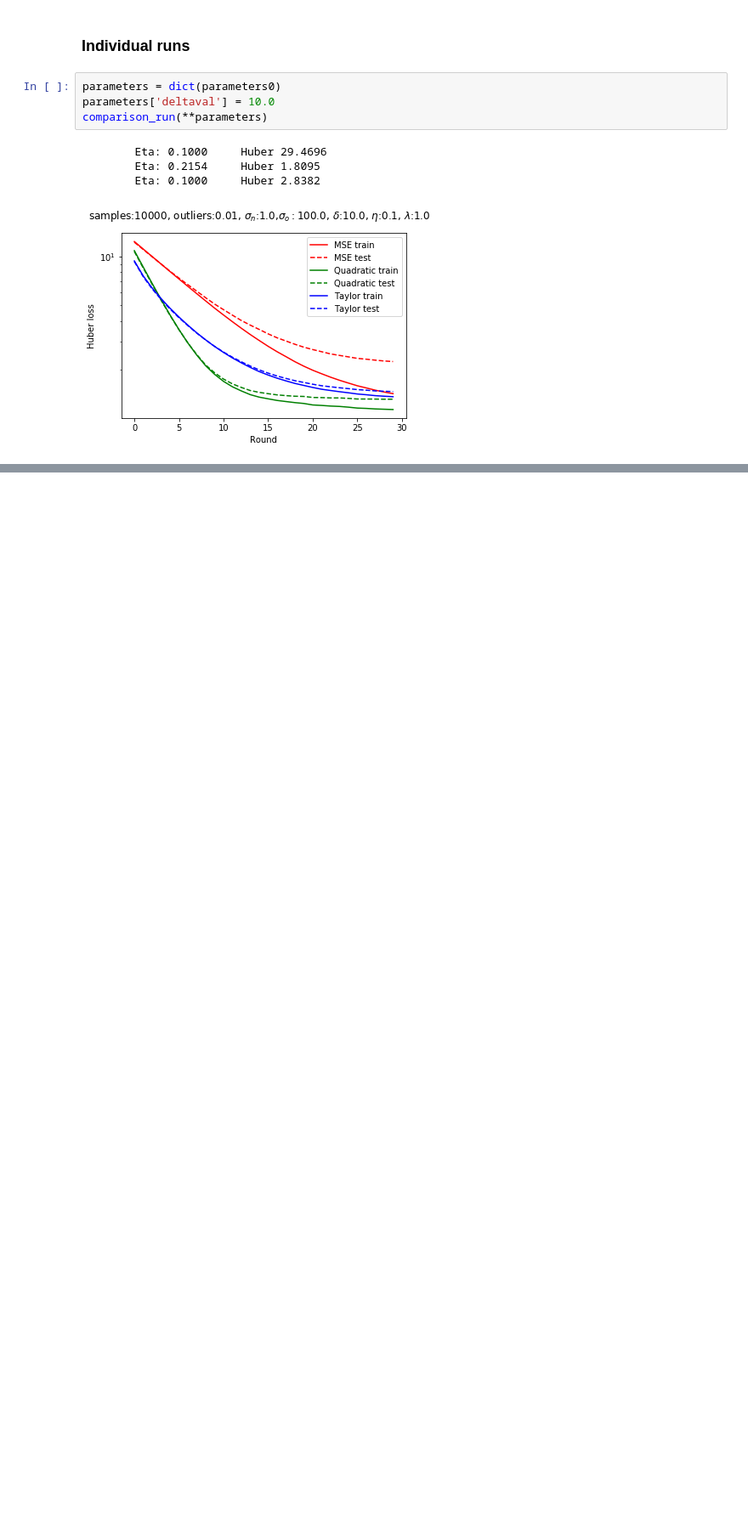
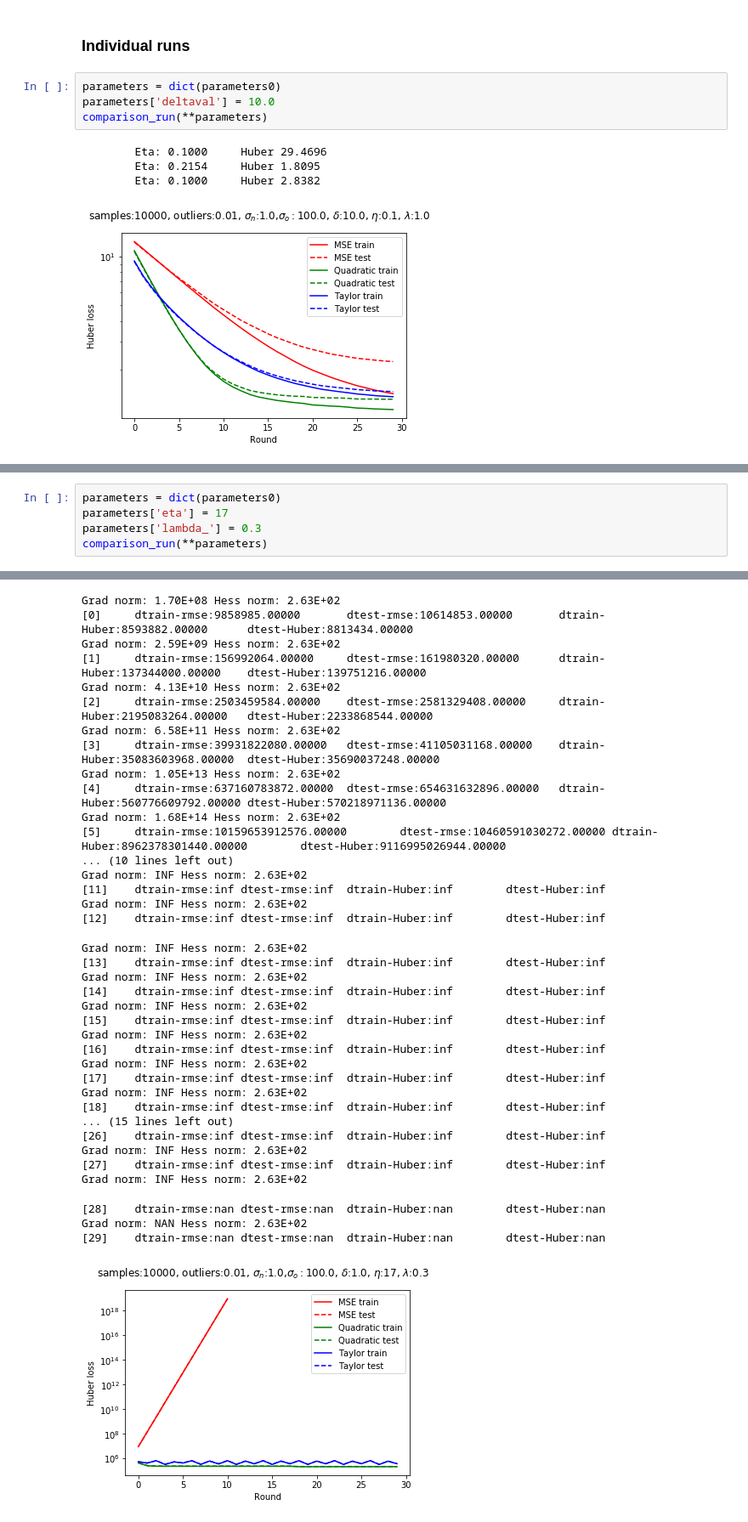
Before and after one commit to valeriy42/msle-approximations, a Jupyter notebook: huber.ipynb, the cells around one changed output, grey strips where cells are left out. Shown at 85% size. Drawn from its saved outputs; the diff is of its cells as text; blank space fills up the shorter version.

```diff
--- a/huber.ipynb
+++ b/huber.ipynb
@@ -455,0 +566,6 @@ array([0.001     , 0.00215443, 0.00464159, 0.01      , 0.02154435,
+# %%
+parameters = dict(parameters0)
+parameters['eta'] = 17
+parameters['lambda_'] = 0.3
+comparison_run(**parameters)
+# %% [output]
@@ -455,0 +609,38 @@ array([0.001     , 0.00215443, 0.00464159, 0.01      , 0.02154435,
+Grad norm: 1.70E+08 Hess norm: 2.63E+02
+[0]     dtrain-rmse:9858985.00000       dtest-rmse:10614853.00000       dtrain-Huber:8593882.00000      dtest-Huber:8813434.00000
+Grad norm: 2.59E+09 Hess norm: 2.63E+02
+[1]     dtrain-rmse:156992064.00000     dtest-rmse:161980320.00000      dtrain-Huber:137344000.00000    dtest-Huber:139751216.00000
+Grad norm: 4.13E+10 Hess norm: 2.63E+02
+[2]     dtrain-rmse:2503459584.00000    dtest-rmse:2581329408.00000     dtrain-Huber:2195083264.00000   dtest-Huber:2233868544.00000
+Grad norm: 6.58E+11 Hess norm: 2.63E+02
+[3]     dtrain-rmse:39931822080.00000   dtest-rmse:41105031168.00000    dtrain-Huber:35083603968.00000  dtest-Huber:35690037248.00000
+Grad norm: 1.05E+13 Hess norm: 2.63E+02
+[4]     dtrain-rmse:637160783872.00000  dtest-rmse:654631632896.00000   dtrain-Huber:560776609792.00000 dtest-Huber:570218971136.00000
+Grad norm: 1.68E+14 Hess norm: 2.63E+02
+[5]     dtrain-rmse:10159653912576.00000        dtest-rmse:10460591030272.00000 dtrain-Huber:8962378301440.00000        dtest-Huber:9116995026944.00000
+... (10 lines left out)
+Grad norm: INF Hess norm: 2.63E+02
+[11]    dtrain-rmse:inf dtest-rmse:inf  dtrain-Huber:inf        dtest-Huber:inf
+Grad norm: INF Hess norm: 2.63E+02
+[12]    dtrain-rmse:inf dtest-rmse:inf  dtrain-Huber:inf        dtest-Huber:inf
+Grad norm: INF Hess norm: 2.63E+02
+[13]    dtrain-rmse:inf dtest-rmse:inf  dtrain-Huber:inf        dtest-Huber:inf
+Grad norm: INF Hess norm: 2.63E+02
+[14]    dtrain-rmse:inf dtest-rmse:inf  dtrain-Huber:inf        dtest-Huber:inf
+Grad norm: INF Hess norm: 2.63E+02
+[15]    dtrain-rmse:inf dtest-rmse:inf  dtrain-Huber:inf        dtest-Huber:inf
+Grad norm: INF Hess norm: 2.63E+02
+[16]    dtrain-rmse:inf dtest-rmse:inf  dtrain-Huber:inf        dtest-Huber:inf
+Grad norm: INF Hess norm: 2.63E+02
+[17]    dtrain-rmse:inf dtest-rmse:inf  dtrain-Huber:inf        dtest-Huber:inf
+Grad norm: INF Hess norm: 2.63E+02
+[18]    dtrain-rmse:inf dtest-rmse:inf  dtrain-Huber:inf        dtest-Huber:inf
+... (15 lines left out)
+[26]    dtrain-rmse:inf dtest-rmse:inf  dtrain-Huber:inf        dtest-Huber:inf
+Grad norm: INF Hess norm: 2.63E+02
+[27]    dtrain-rmse:inf dtest-rmse:inf  dtrain-Huber:inf        dtest-Huber:inf
+Grad norm: INF Hess norm: 2.63E+02
+[28]    dtrain-rmse:nan dtest-rmse:nan  dtrain-Huber:nan        dtest-Huber:nan
+Grad norm: NAN Hess norm: 2.63E+02
+[29]    dtrain-rmse:nan dtest-rmse:nan  dtrain-Huber:nan        dtest-Huber:nan
+[figure, added]
```
Also changed, not shown: parts of 9 cells of this notebook.
